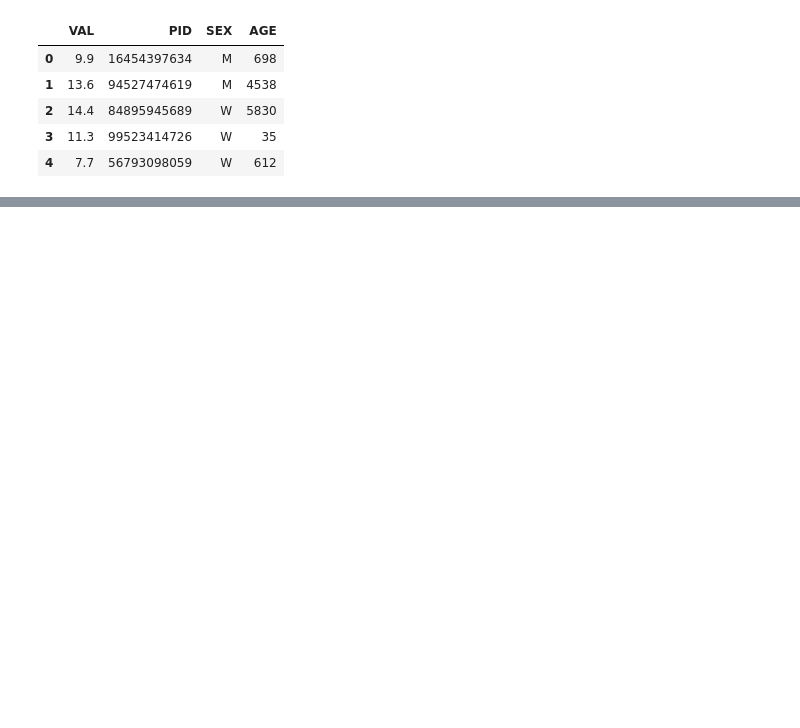
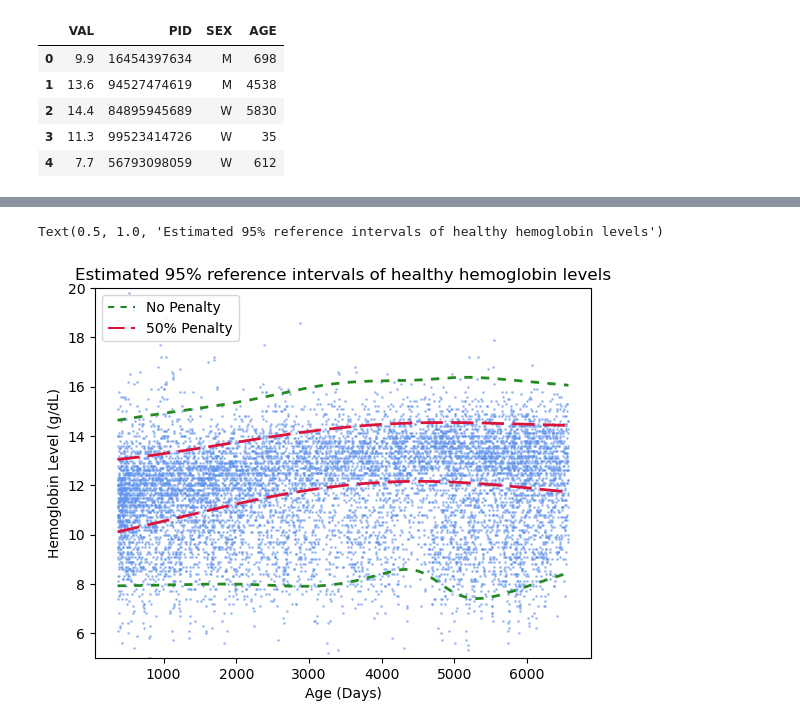
Before and after one commit to tobiasweckop/Robust-NAMLSS, a Jupyter notebook: Hemoglobin.ipynb, the cells around one changed output, grey strips where cells are left out. Cells and saved outputs as stored; diff of their text form; code cells hidden in the pictures; blank space fills up the shorter version.

```diff
--- a/Hemoglobin.ipynb
+++ b/Hemoglobin.ipynb
@@ -232,0 +249,56 @@ strict_nam = NormalNAMLSS(1)
+# %%
+# Predicting parameters based on scaled values
+mu, sigma = nam.predict(x_test_scaled)
+robust_mu, robust_sigma = robust_nam.predict(x_test_scaled)
+strict_mu, strict_sigma = strict_nam.predict(x_test_scaled)
+
+# Rescaling the predictions for plotting
+mu = mu * y_scaler.scale_ + y_scaler.mean_
+robust_mu = robust_mu * y_scaler.scale_ + y_scaler.mean_
+strict_mu = strict_mu * y_scaler.scale_ + y_scaler.mean_
+
+sigma = sigma * y_scaler.scale_
+robust_sigma = robust_sigma * y_scaler.scale_
+strict_sigma = strict_sigma * y_scaler.scale_
+
+# Calculating 95% reference interval bounds
+regular_bounds = [mu - 1.96 * sigma, mu + 1.96 * sigma]
+robust_bounds = [robust_mu - 1.96 * robust_sigma, robust_mu + 1.96 * robust_sigma]
+strict_bounds = [strict_mu - 1.96 * strict_sigma, strict_mu + 1.96 * strict_sigma]
+# %%
+unregulated_color = "forestgreen"
+robust_color = "indigo"
+strict_color = "crimson"
+dot_color = "cornflowerblue"
+
+linestyle1 = (0, (3, 3))
+linestyle2 = (0, (8, 3))
+linewidth = 2
+
+# Sorting values for plotting
+sorted_indices = np.argsort(x_test.squeeze())
+x_test_sorted = x_test[sorted_indices]
+y_test_sorted = y_test[sorted_indices]
+
+plt.plot(x_test_sorted, y_test_sorted, "o", markersize = 1, color = dot_color, alpha = 0.5)
+plt.plot(x_test_sorted, regular_bounds[0][sorted_indices], color = unregulated_color, linestyle = linestyle1, linewidth = linewidth)
+plt.plot(x_test_sorted, regular_bounds[1][sorted_indices], color = unregulated_color, linestyle = linestyle1, linewidth = linewidth)
+# plt.plot(x_test_sorted, robust_bounds[0][sorted_indices], color = robust_color, linestyle = linestyle, linewidth = linewidth)
+# plt.plot(x_test_sorted, robust_bounds[1][sorted_indices], color = robust_color, linestyle = linestyle, linewidth = linewidth)
+plt.plot(x_test_sorted, strict_bounds[0][sorted_indices], color = strict_color, linestyle = linestyle2, linewidth = linewidth)
+plt.plot(x_test_sorted, strict_bounds[1][sorted_indices], color = strict_color, linestyle = linestyle2, linewidth = linewidth)
+plt.ylim((5,20))
+plt.xlabel("Age (Days)")
+plt.ylabel("Hemoglobin Level (g/dL)")
+
+legend_handles = [
+    plt.Line2D([0], [0], color=unregulated_color, label="No Penalty", linestyle = linestyle1),
+    # plt.Line2D([0], [0], color=robust_color, label="40% Penalty"),
+    plt.Line2D([0], [0], color=strict_color, label="50% Penalty", linestyle = linestyle2)
+]
+
+plt.legend(handles = legend_handles, loc = "upper left")
+plt.title("Estimated 95% reference intervals of healthy hemoglobin levels")
+# %% [output]
+Text(0.5, 1.0, 'Estimated 95% reference intervals of healthy hemoglobin levels')
+[figure, added]
```
Also changed, not shown: parts of 9 cells of this notebook.
